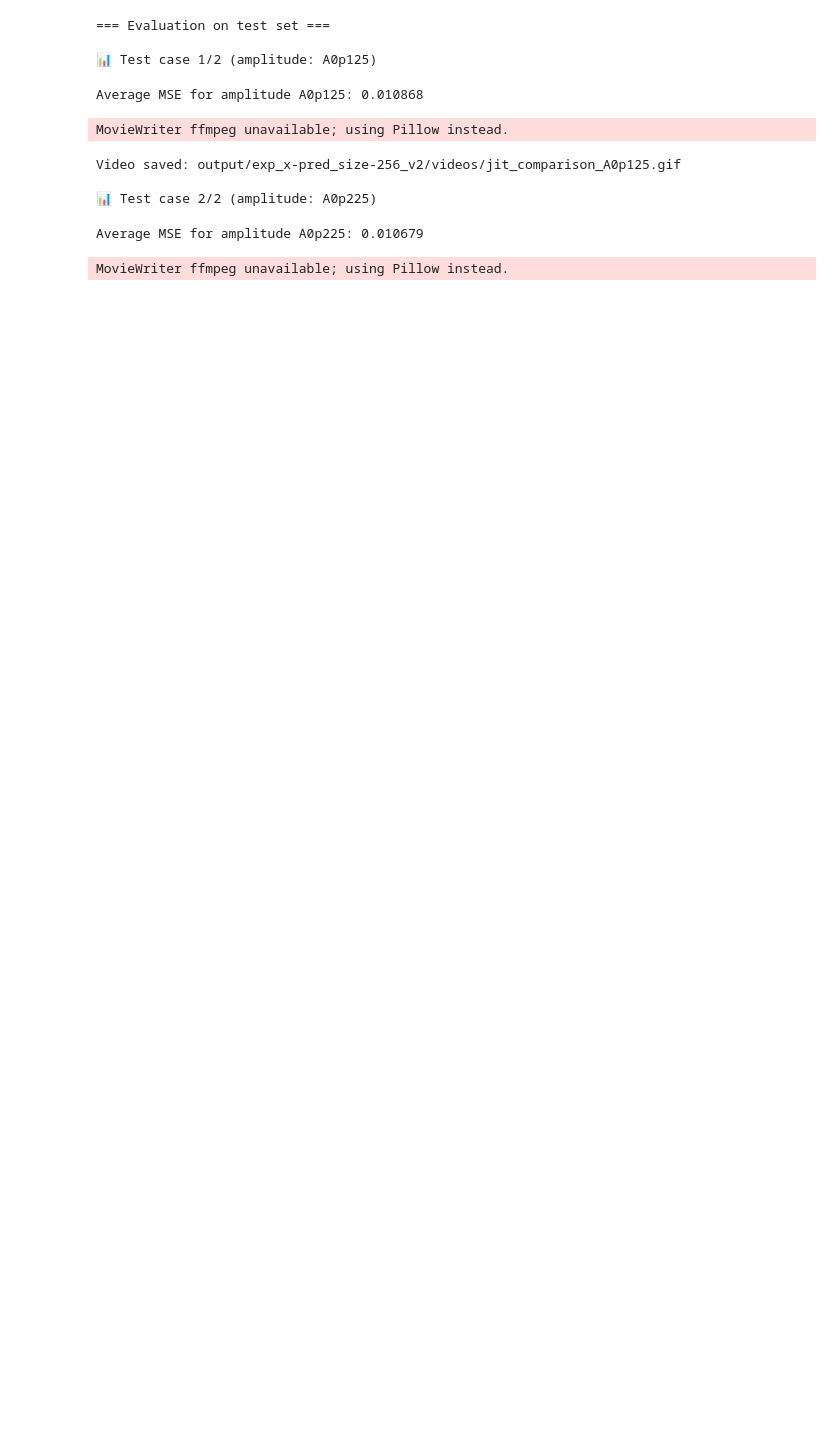
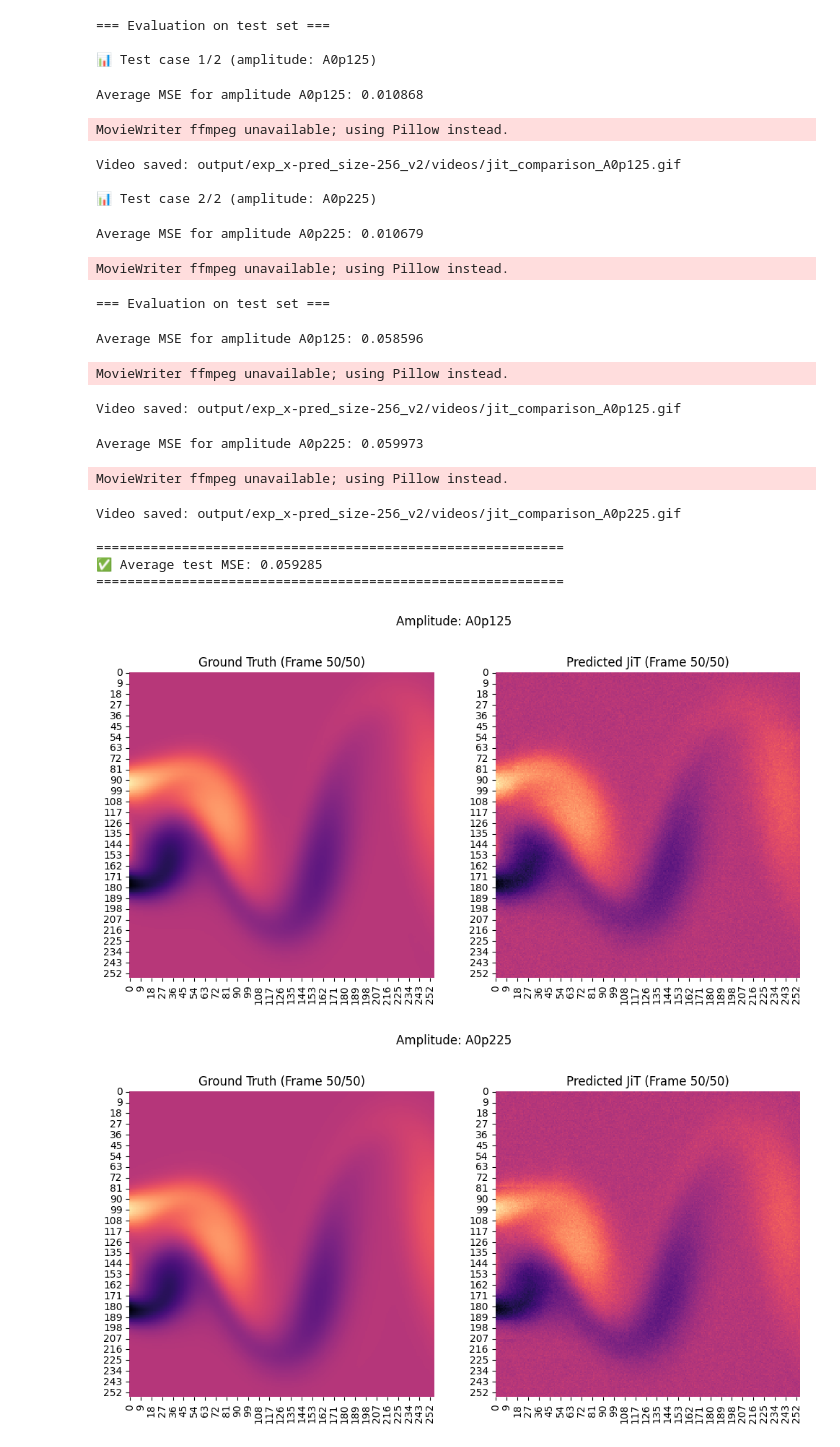
Before and after one commit to khaous-noureddine/Diffusion_for_System-Identification, a Jupyter notebook: jit_256.ipynb, the cells around one changed output. Cells and saved outputs as stored; diff of their text form; code cells hidden in the pictures; blank space fills up the shorter version.

```diff
--- a/jit_256.ipynb
+++ b/jit_256.ipynb
@@ -853,13 +853,13 @@ print("\n=== Training JiT Fluid Diffusion ===")
 models_path = f"output/exp_{exp_name}/models"
 os.makedirs(models_path, exist_ok=True)
 
-train_jit_diffusion(model,
-                    train_loader,
-                    val_loader,
-                    num_epochs,
-                    device,
-                    best_model_path=os.path.join(models_path, "best_jit_fluid_model.pth"),
-                    learning_rate=2e-4)
+# train_jit_diffusion(model,
+#                     train_loader,
+#                     val_loader,
+#                     num_epochs,
+#                     device,
+#                     best_model_path=os.path.join(models_path, "best_jit_fluid_model.pth"),
+#                     learning_rate=2e-4)
 # %% [output]
 === Creating JiT model ===
 Total parameters: 33,058,560
@@ -894,7 +894,7 @@ total_mse = 0
 for i, test_case in enumerate(test_list):
     print(f"\n📊 Test case {i+1}/{len(test_list)} (amplitude: {test_case['amplitude']})")
     pred_frames, true_frames, mse = evaluate_autoregressive(
-        model, test_case, past_window, device, num_frames=20,
+        model, test_case, past_window, device, num_frames=200,
         frame_mean=frame_mean, frame_std=frame_std, num_steps=50
     )
     total_mse += mse
@@ -922,3 +922,56 @@ Video saved: output/exp_x-pred_size-256_v2/videos/jit_comparison_A0p125.gif
 📊 Test case 2/2 (amplitude: A0p225)
 Average MSE for amplitude A0p225: 0.010679
 MovieWriter ffmpeg unavailable; using Pillow instead.
+# %%
+from tqdm import tqdm
+
+# Evaluate
+print("\n=== Evaluation on test set ===")
+model.load_state_dict(torch.load(f"output/exp_{exp_name}/models/best_jit_fluid_model.pth"))
+
+total_mse = 0
+# Utilisation de tqdm pour voir l'avancement global des cas de test
+pbar = tqdm(enumerate(test_list), total=len(test_list), desc="📊 Evaluating test cases")
+
+for i, test_case in pbar:
+    # On met à jour la description de la barre avec l'amplitude actuelle
+    pbar.set_description(f"📊 Case {i+1}/{len(test_list)} (Amp: {test_case['amplitude']})")
+
+    pred_frames, true_frames, mse = evaluate_autoregressive(
+        model, test_case, past_window, device, num_frames=50,
+        frame_mean=frame_mean, frame_std=frame_std, num_steps=50
+    )
+    total_mse += mse
+
+    # Video
+    gt_seq = true_frames.squeeze(1)
+    pred_seq = pred_frames.squeeze(1)
+
+    video_path = f"output/exp_{exp_name}/videos"
+    os.makedirs(video_path, exist_ok=True)
+
+    # Optionnel : Tu peux ajouter un print spécifique ou laisser tqdm gérer
+    save_file = os.path.join(video_path, f"jit_comparison_{test_case['amplitude']}.gif")
+    create_comparison_video(gt_seq, pred_seq, test_case['amplitude'], save_path=save_file)
+
+    # Affichage du MSE en temps réel dans la barre
+    pbar.set_postfix(current_mse=f"{mse:.6f}")
+
+avg_test_mse = total_mse / len(test_list)
+print(f"\n{'='*60}")
+print(f"✅ Average test MSE: {avg_test_mse:.6f}")
+print(f"{'='*60}")
+# %% [output]
+=== Evaluation on test set ===
+Average MSE for amplitude A0p125: 0.058596
+MovieWriter ffmpeg unavailable; using Pillow instead.
+Video saved: output/exp_x-pred_size-256_v2/videos/jit_comparison_A0p125.gif
+Average MSE for amplitude A0p225: 0.059973
+MovieWriter ffmpeg unavailable; using Pillow instead.
+Video saved: output/exp_x-pred_size-256_v2/videos/jit_comparison_A0p225.gif
+
+============================================================
+✅ Average test MSE: 0.059285
+============================================================
+[figure, added]
+[figure, added]
```
Also changed, not shown: 3 other files.
